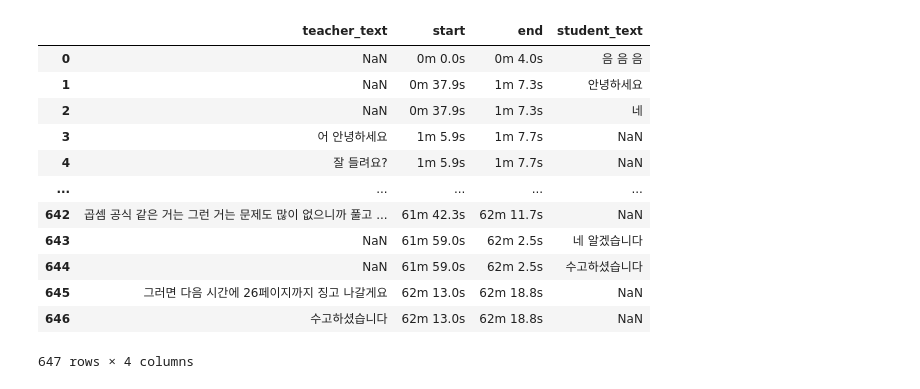
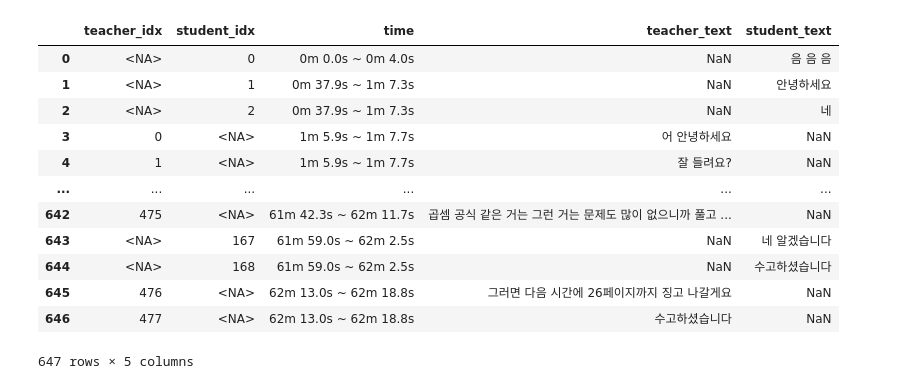
Before and after one commit to Kwonrince/lecture-analysis-test, a Jupyter notebook: main.ipynb, the cells around one changed output. Cells and saved outputs as stored; diff of their text form; code cells hidden in the pictures.

Commit message:
Integrated teacher and student texts for context

```diff
--- a/main.ipynb
+++ b/main.ipynb
@@ -76,27 +76,33 @@ student_splited_data
  {'idx': 167, 'text': '네 알겠습니다', 'start': '61m 59.0s', 'end': '62m 2.5s'},
  {'idx': 168, 'text': '수고하셨습니다', 'start': '61m 59.0s', 'end': '62m 2.5s'}]
 # %%
-teacher_df = pd.DataFrame(teacher_splited_data).rename(columns={"text": "teacher_text"})
-student_df = pd.DataFrame(student_splited_data).rename(columns={"text": "student_text"})
+teacher_df = pd.DataFrame(teacher_splited_data).rename(columns={"idx": "teacher_idx", "text": "teacher_text"})
+student_df = pd.DataFrame(student_splited_data).rename(columns={"idx": "student_idx", "text": "student_text"})
 
 teacher_df['start_ms'] = teacher_df['start'].apply(lambda x: TimeConverter.convert_time_to_milliseconds(x))
 student_df['start_ms'] = student_df['start'].apply(lambda x: TimeConverter.convert_time_to_milliseconds(x))
 
-merged_df = pd.concat([teacher_df, student_df], ignore_index=True)
-merged_df = merged_df.sort_values(by=["start_ms", "idx"]).reset_index(drop=True).drop(columns=["start_ms", "idx"])
+df = pd.concat([teacher_df, student_df], ignore_index=True)
+df = df.sort_values(by=["start_ms", "teacher_idx", "student_idx"]).reset_index(drop=True).drop(columns=["start_ms"])
+df = df.astype({'teacher_idx': 'Int64', 'student_idx': 'Int64'})
+df['time'] = df['start'] + " ~ " + df['end']
+df = df.drop(columns=['start', 'end'])
+df = df[['teacher_idx', 'student_idx', 'time', 'teacher_text', 'student_text']]
 
-merged_df
+teacher_df = df[df['teacher_text'].notnull()].drop(columns=['student_text', 'student_idx', 'time']).rename(columns={"teacher_idx": "idx", "teacher_text": "text"}).reset_index(drop=True)
+student_df = df[df['student_text'].notnull()].drop(columns=['teacher_text', 'teacher_idx', 'time']).rename(columns={"student_idx": "idx", "student_text": "text"}).reset_index(drop=True)
+df
 # %% [output]
-|  | teacher_text | start | end | student_text |
-| 0 | NaN | 0m 0.0s | 0m 4.0s | 음 음 음 |
-| 1 | NaN | 0m 37.9s | 1m 7.3s | 안녕하세요 |
-| 2 | NaN | 0m 37.9s | 1m 7.3s | 네 |
-| 3 | 어 안녕하세요 | 1m 5.9s | 1m 7.7s | NaN |
-| 4 | 잘 들려요? | 1m 5.9s | 1m 7.7s | NaN |
-| ... | ... | ... | ... | ... |
-| 642 | 곱셈 공식 같은 거는 그런 거는 문제도 많이 없으니까 풀고 ... | 61m 42.3s | 62m 11.7s | NaN |
-| 643 | NaN | 61m 59.0s | 62m 2.5s | 네 알겠습니다 |
-| 644 | NaN | 61m 59.0s | 62m 2.5s | 수고하셨습니다 |
-| 645 | 그러면 다음 시간에 26페이지까지 징고 나갈게요 | 62m 13.0s | 62m 18.8s | NaN |
-| 646 | 수고하셨습니다 | 62m 13.0s | 62m 18.8s | NaN |
+|  | teacher_idx | student_idx | time | teacher_text | student_text |
+| 0 | <NA> | 0 | 0m 0.0s ~ 0m 4.0s | NaN | 음 음 음 |
+| 1 | <NA> | 1 | 0m 37.9s ~ 1m 7.3s | NaN | 안녕하세요 |
+| 2 | <NA> | 2 | 0m 37.9s ~ 1m 7.3s | NaN | 네 |
+| 3 | 0 | <NA> | 1m 5.9s ~ 1m 7.7s | 어 안녕하세요 | NaN |
+| 4 | 1 | <NA> | 1m 5.9s ~ 1m 7.7s | 잘 들려요? | NaN |
+| ... | ... | ... | ... | ... | ... |
+| 642 | 475 | <NA> | 61m 42.3s ~ 62m 11.7s | 곱셈 공식 같은 거는 그런 거는 문제도 많이 없으니까 풀고 ... | NaN |
+| 643 | <NA> | 167 | 61m 59.0s ~ 62m 2.5s | NaN | 네 알겠습니다 |
+| 644 | <NA> | 168 | 61m 59.0s ~ 62m 2.5s | NaN | 수고하셨습니다 |
+| 645 | 476 | <NA> | 62m 13.0s ~ 62m 18.8s | 그러면 다음 시간에 26페이지까지 징고 나갈게요 | NaN |
+| 646 | 477 | <NA> | 62m 13.0s ~ 62m 18.8s | 수고하셨습니다 | NaN |
-647 rows × 4 columns
+647 rows × 5 columns
```
Also changed, not shown: parts of 13 cells of this notebook, 4 other files.
